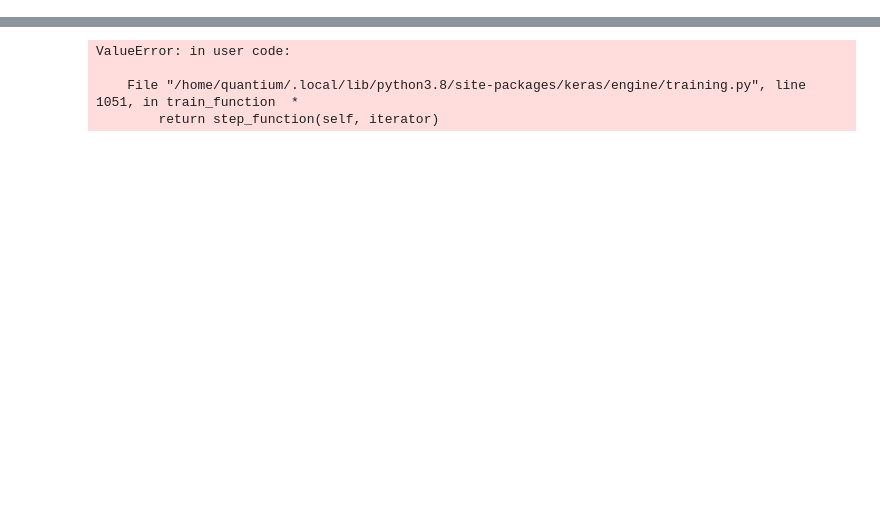
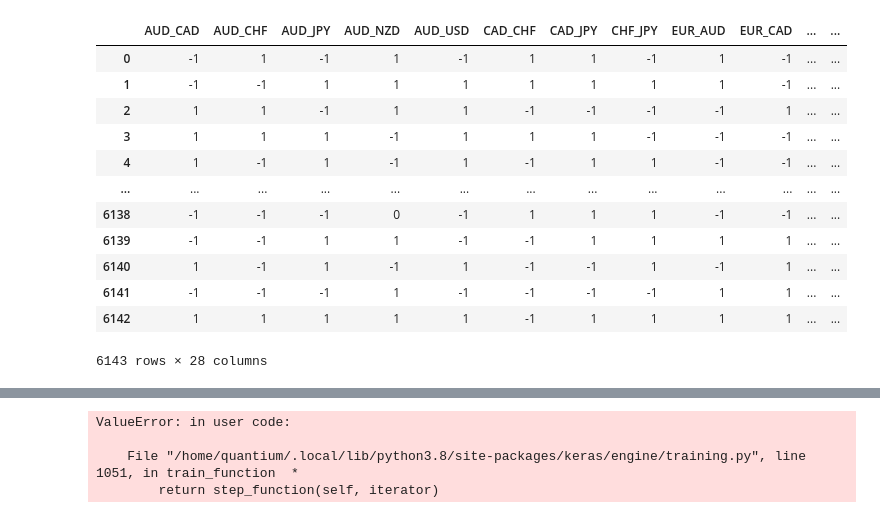
Before and after one commit to alexcolls/rex-ai, a Jupyter notebook: notebooks/alex/clasification.ipynb, the cells around one changed output, grey strips where cells are left out. Cells and saved outputs as stored; diff of their text form; code cells hidden in the pictures; blank space fills up the shorter version.

```diff
--- a/notebooks/alex/clasification.ipynb
+++ b/notebooks/alex/clasification.ipynb
@@ -12 +17,38 @@ import tensorflow as tf
+# %%
+# load targets and convert logs to classification states = ( 1, 0, -1 )
+
+y = pd.read_csv(f'../../db/data/secondary/{YEAR}/logs_.csv', index_col=0)
+y.reset_index(inplace=True, drop=True)
+
+# converting logs to 3 states = ( 1, 0, -1 )
+def condition(x):
+    if x>0:
+        return 1
+    elif x<0:
+        return -1
+    else:
+        return 0
+
+y_ = y.copy()
+
+for sym in y.columns:
+    y_[sym] = y[sym].map( lambda x: condition(x) )
+
+y_ = y_[1:] # shift 1
+y_.reset_index(inplace=True, drop=True)
+y_
+# %% [output]
+|  | AUD_CAD | AUD_CHF | AUD_JPY | AUD_NZD | AUD_USD | CAD_CHF | CAD_JPY | CHF_JPY | EUR_AUD | EUR_CAD | ... | ... |
+| 0 | -1 | 1 | -1 | 1 | -1 | 1 | 1 | -1 | 1 | -1 | ... | ... |
+| 1 | -1 | -1 | 1 | 1 | 1 | 1 | 1 | 1 | 1 | -1 | ... | ... |
+| 2 | 1 | 1 | -1 | 1 | 1 | -1 | -1 | -1 | -1 | 1 | ... | ... |
+| 3 | 1 | 1 | 1 | -1 | 1 | 1 | 1 | -1 | -1 | -1 | ... | ... |
+| 4 | 1 | -1 | 1 | -1 | 1 | -1 | 1 | 1 | -1 | -1 | ... | ... |
+| ... | ... | ... | ... | ... | ... | ... | ... | ... | ... | ... | ... | ... |
+| 6138 | -1 | -1 | -1 | 0 | -1 | 1 | 1 | 1 | -1 | -1 | ... | ... |
+| 6139 | -1 | -1 | 1 | 1 | -1 | -1 | 1 | 1 | 1 | 1 | ... | ... |
+| 6140 | 1 | -1 | 1 | -1 | 1 | -1 | -1 | 1 | -1 | 1 | ... | ... |
+| 6141 | -1 | -1 | -1 | 1 | -1 | -1 | -1 | -1 | 1 | 1 | ... | ... |
+| 6142 | 1 | 1 | 1 | 1 | 1 | -1 | 1 | 1 | 1 | 1 | ... | ... |
+6143 rows × 28 columns
 # %%
```
Also changed, not shown: parts of 7 cells of this notebook, 6 other files.
